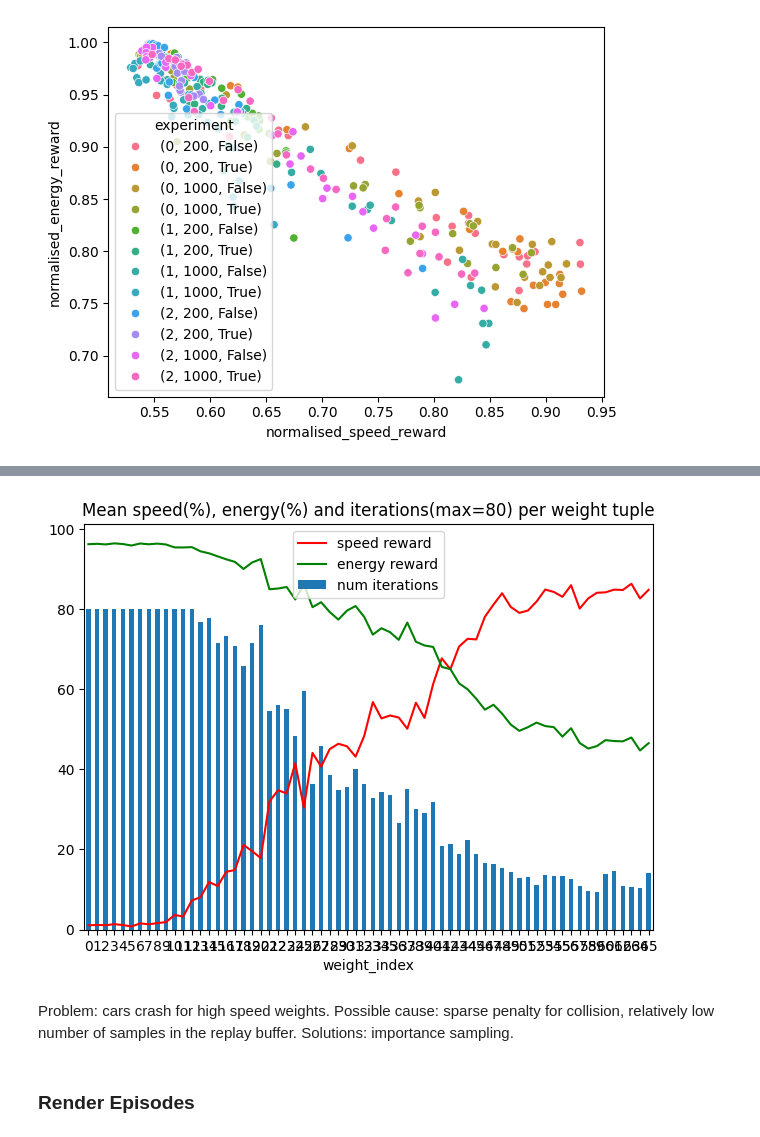
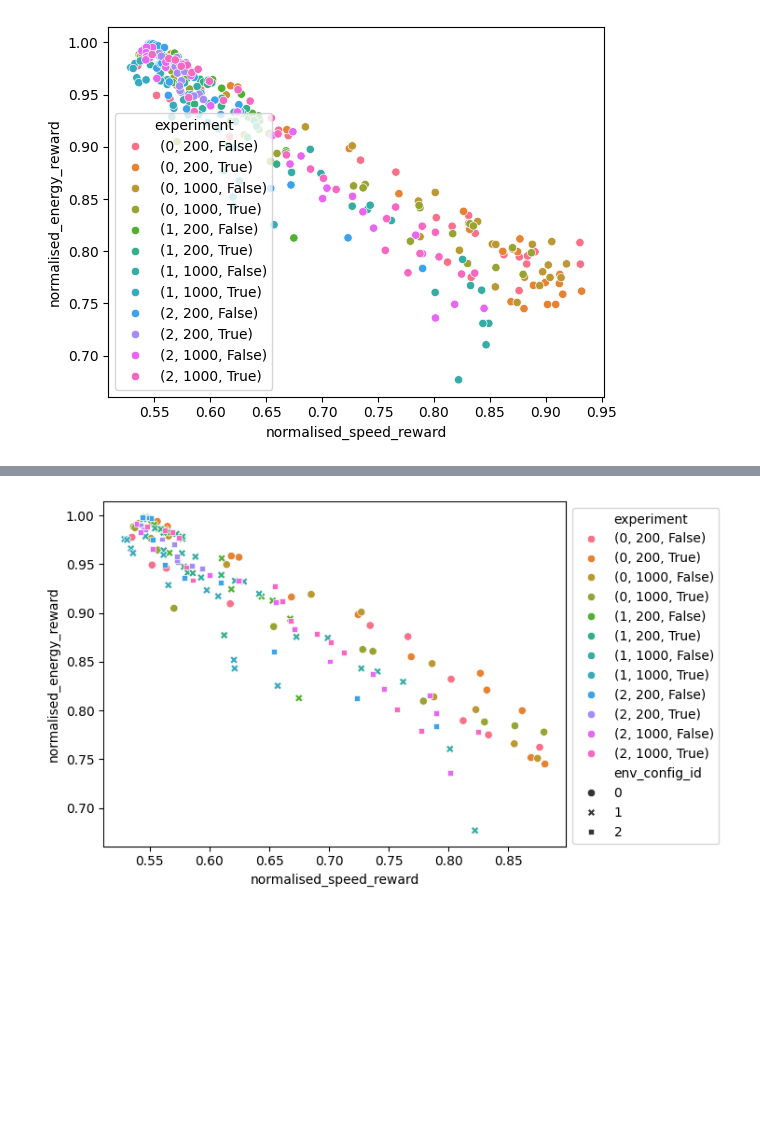
Before and after one commit to whl020406/moma-rl-ad, a Jupyter notebook: test_crash_mitigation_strategies.ipynb, the cells around one changed output, grey strips where cells are left out. Saved outputs shown, nothing was run; the diff lists cells and outputs as text; code cells hidden in the pictures; blank space fills up the shorter version.

Commit message:
analysed crash mitigation experiments, ran first MOMA run and analysed the results

```diff
--- a/test_crash_mitigation_strategies.ipynb
+++ b/test_crash_mitigation_strategies.ipynb
@@ -162 +177,14 @@ None
+# %%
+nds = NonDominatedSorting()
+value_columns = ["normalised_speed_reward", "normalised_energy_reward"]
+#add pareto information
+grouped_df["pareto"] = False
+experiment_indices = grouped_df["experiment"].unique()
+for index in experiment_indices:
+    #get data of a specific experiment
+    data = grouped_df[grouped_df["experiment"] == index]
+    #compute the indices containing non-dominated points
+    pareto_indices = nds.do(data[value_columns], only_non_dominated_front=True)
+    #set pareto flag to True at the corresponding indices of the entire dataframe
+    grouped_df.loc[(grouped_df["experiment"] == index) & (data["weight_index"].isin(pareto_indices)),"pareto"] = True
 # %%
@@ -226,14 +196,0 @@ plt.show()
-# %%
-ax = df_separated.groupby("weight_index")["num_iterations"].mean().plot.bar(label="num iterations")
-ax = (df_separated.groupby("weight_index")["normalised_speed_reward"].mean()*100).plot.line(ax=ax, label="speed reward", c="red")
-(df_separated.groupby("weight_index")["normalised_energy_reward"].mean()*100).plot.line(ax=ax, label="energy reward", c="green")
-plt.tight_layout()
-plt.legend()
-plt.title("Mean speed(%), energy(%) and iterations(max=80) per weight tuple")
-plt.show()
-# %% [output]
-[figure, removed]
-# %% [markdown]
-Problem: cars crash for high speed weights. Possible cause: sparse penalty for collision, relatively low number of samples in the replay buffer. Solutions: importance sampling.
-# %% [markdown]
-### Render Episodes
@@ -243,0 +197,6 @@ df = sep_agent.evaluate(num_repetitions= 5, hv_reference_point=np.ndarray([0,0])
+# %%
+#plot only non-dominated points
+ax = sns.scatterplot(data=grouped_df[grouped_df["pareto"]==True], x='normalised_speed_reward', y='normalised_energy_reward', hue="experiment", style="env_config_id")
+sns.move_legend(ax, "upper left", bbox_to_anchor=(1, 1))
+# %% [output]
+[figure, added]
```
Also changed, not shown: parts of 9 cells of this notebook, 7 other files.
